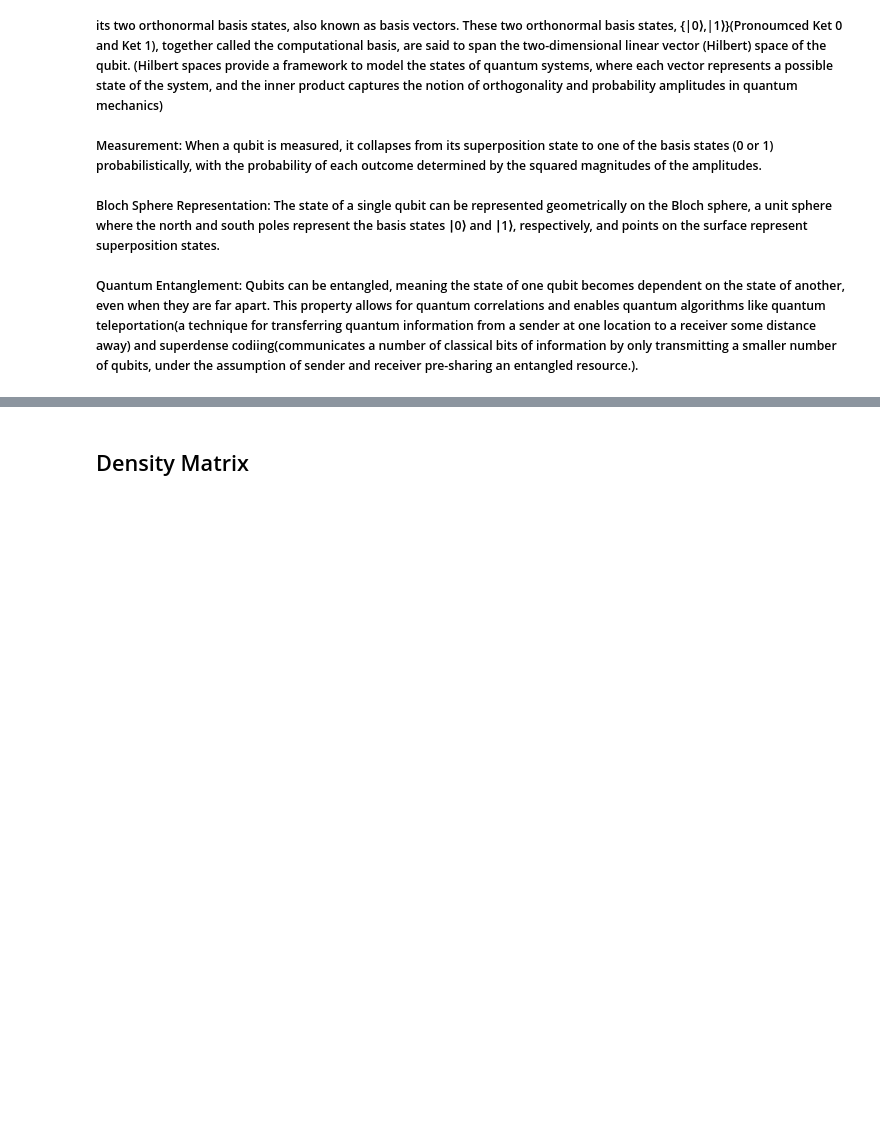
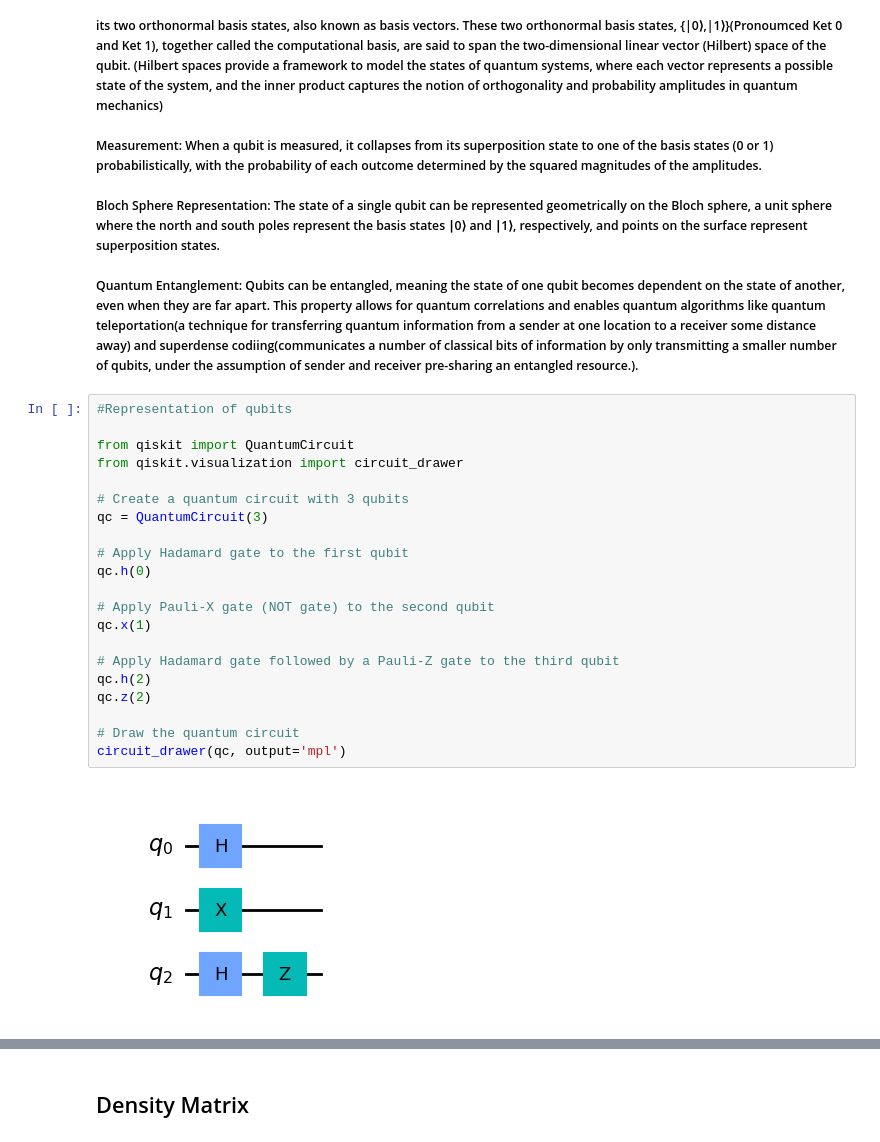
Before and after one commit to PedroFCode/EmergingTechnologies, a Jupyter notebook: project.ipynb, the cells around one changed output, grey strips where cells are left out. Drawn from its saved outputs; the diff is of its cells as text; blank space fills up the shorter version.

Commit message:
Qubits

```diff
--- a/project.ipynb
+++ b/project.ipynb
@@ -105,3 +105,26 @@ Bloch Sphere Representation: The state of a single qubit can be represented geom
 <br>
 <br>
 Quantum Entanglement: Qubits can be entangled, meaning the state of one qubit becomes dependent on the state of another, even when they are far apart. This property allows for quantum correlations and enables quantum algorithms like quantum teleportation(a technique for transferring quantum information from a sender at one location to a receiver some distance away) and superdense codiing(communicates a number of classical bits of information by only transmitting a smaller number of qubits, under the assumption of sender and receiver pre-sharing an entangled resource.).
+# %%
+#Representation of qubits
+
+from qiskit import QuantumCircuit
+from qiskit.visualization import circuit_drawer
+
+# Create a quantum circuit with 3 qubits
+qc = QuantumCircuit(3)
+
+# Apply Hadamard gate to the first qubit
+qc.h(0)
+
+# Apply Pauli-X gate (NOT gate) to the second qubit
+qc.x(1)
+
+# Apply Hadamard gate followed by a Pauli-Z gate to the third qubit
+qc.h(2)
+qc.z(2)
+
+# Draw the quantum circuit
+circuit_drawer(qc, output='mpl')
+# %% [output]
+[figure, added]
```
Also changed, not shown: parts of 2 cells of this notebook.
